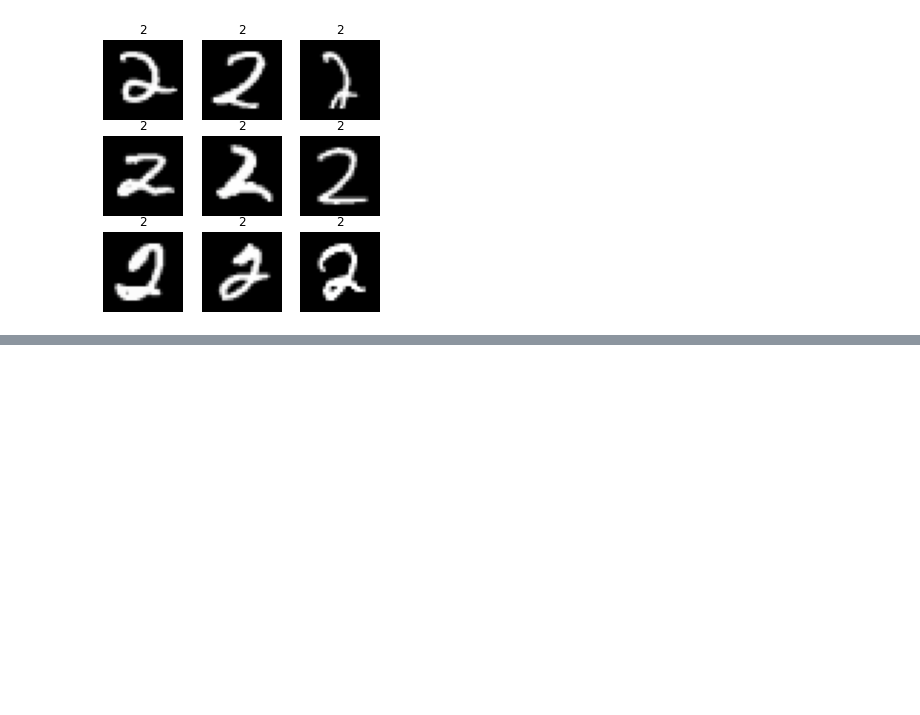
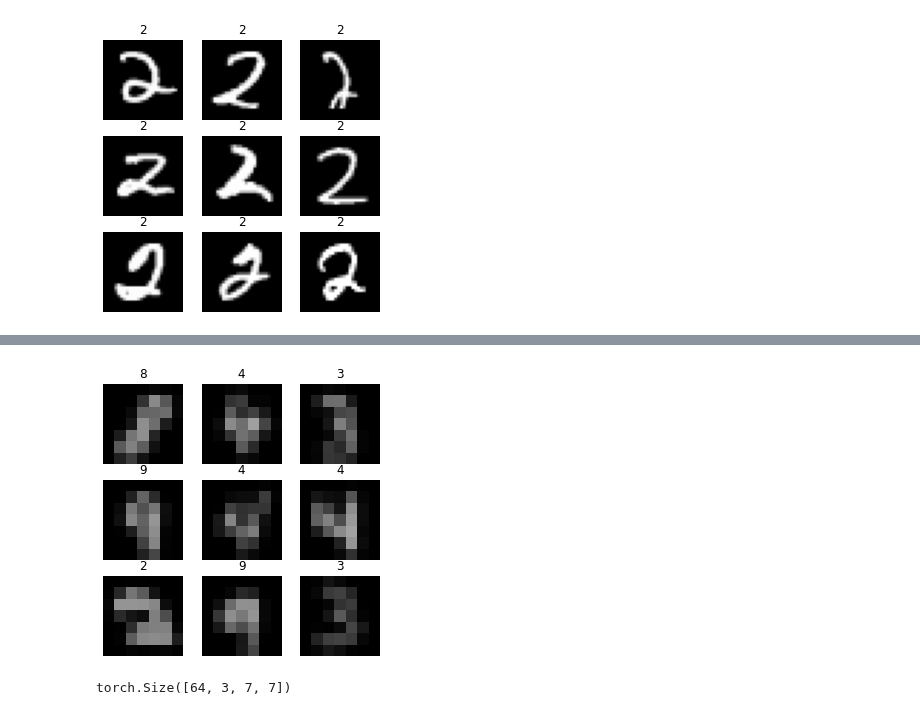
Before and after one commit to Aravinda89/fastai_bootcamp, a Jupyter notebook: Gayan_DL201_Pract_1.ipynb, the cells around one changed output, grey strips where cells are left out. Drawn from its saved outputs; the diff is of its cells as text; code cells hidden in the pictures; blank space fills up the shorter version.

```diff
--- a/Gayan_DL201_Pract_1.ipynb
+++ b/Gayan_DL201_Pract_1.ipynb
@@ -598,0 +622,15 @@ test_dl.show_batch(max_n=9, figsize=(5, 5))
+# %%
+def get_dls(path, bs, size):
+    dblock = DataBlock(blocks=(ImageBlock,CategoryBlock),
+                      get_items=get_image_files,
+                      splitter=RandomSplitter(valid_pct=0.2),
+                      get_y=parent_label,
+                      item_tfms=Resize(size))
+
+    return dblock.dataloaders(path, bs=bs)
+# %%
+dls = get_dls(path/'training', bs=64, size=7)
+# %%
+dls.show_batch(max_n=9, figsize=(5, 5))
+# %% [output]
+[figure, added]
@@ -598,0 +639,4 @@ test_dl.show_batch(max_n=9, figsize=(5, 5))
+# %%
+x.shape
+# %% [output]
+torch.Size([64, 3, 7, 7])
```
Also changed, not shown: parts of 51 cells of this notebook.
